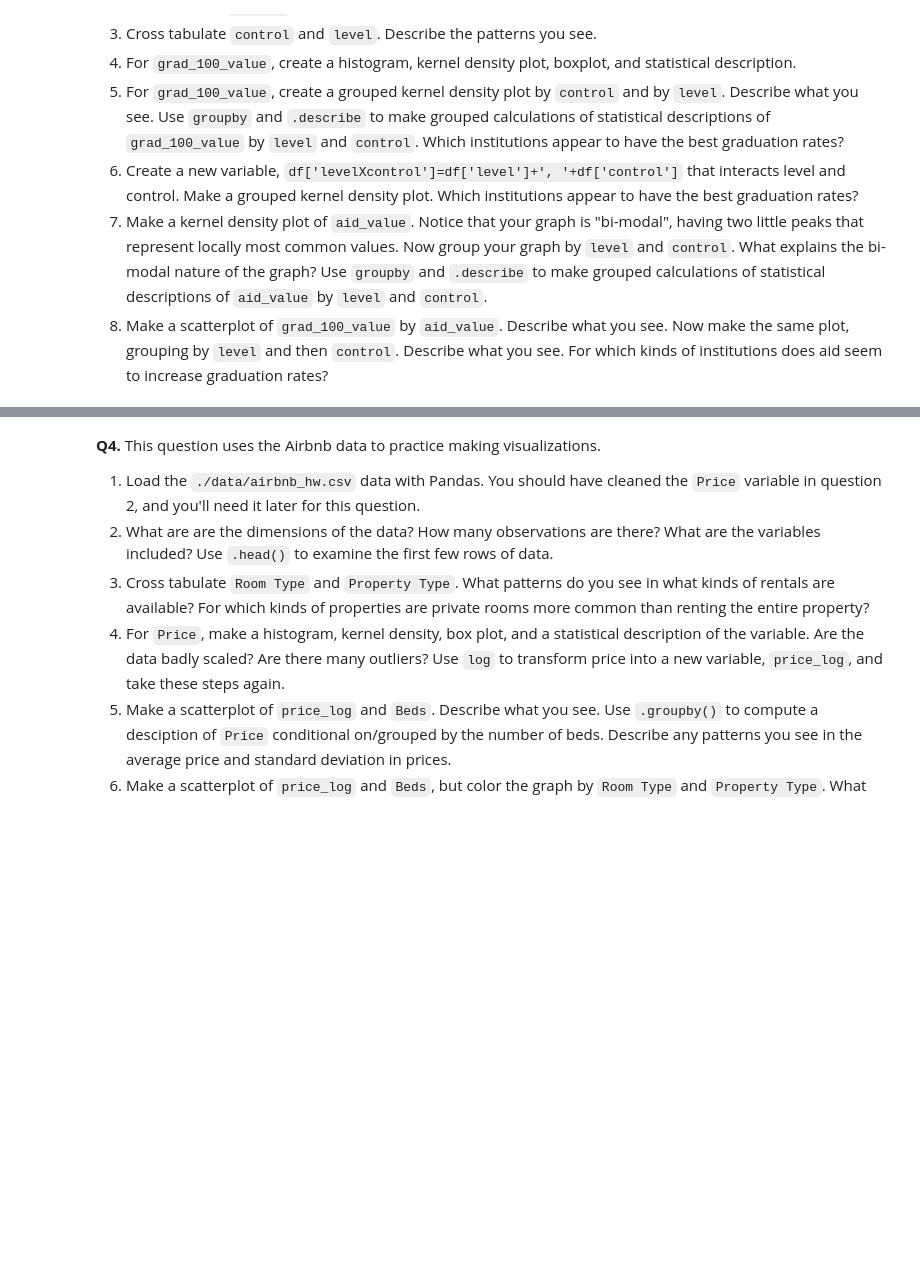
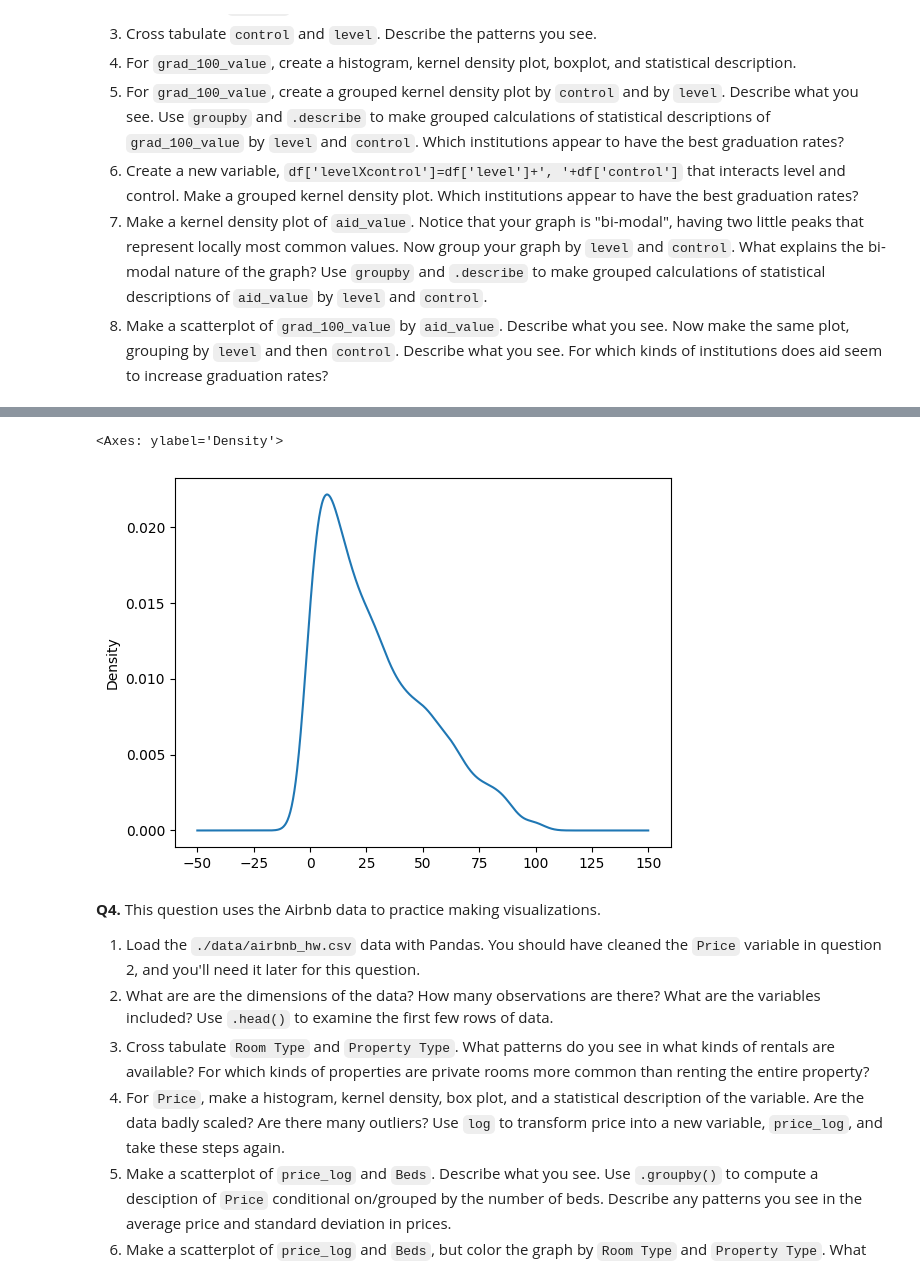
Before and after one commit to aniishap/assignment2, a Jupyter notebook: assignment2.ipynb, the cells around one changed output, grey strips where cells are left out. Cells and saved outputs as stored; diff of their text form; code cells hidden in the pictures; blank space fills up the shorter version.

```diff
--- a/assignment2.ipynb
+++ b/assignment2.ipynb
@@ -196,0 +209,6 @@ pd.crosstab(df['control'], df['level'], margins=True, margins_name="Total")
+# %%
+# 4
+df['grad_100_value'].plot.density()
+# %% [output]
+<Axes: ylabel='Density'>
+[figure, added]
```
Also changed, not shown: parts of 4 cells of this notebook.
